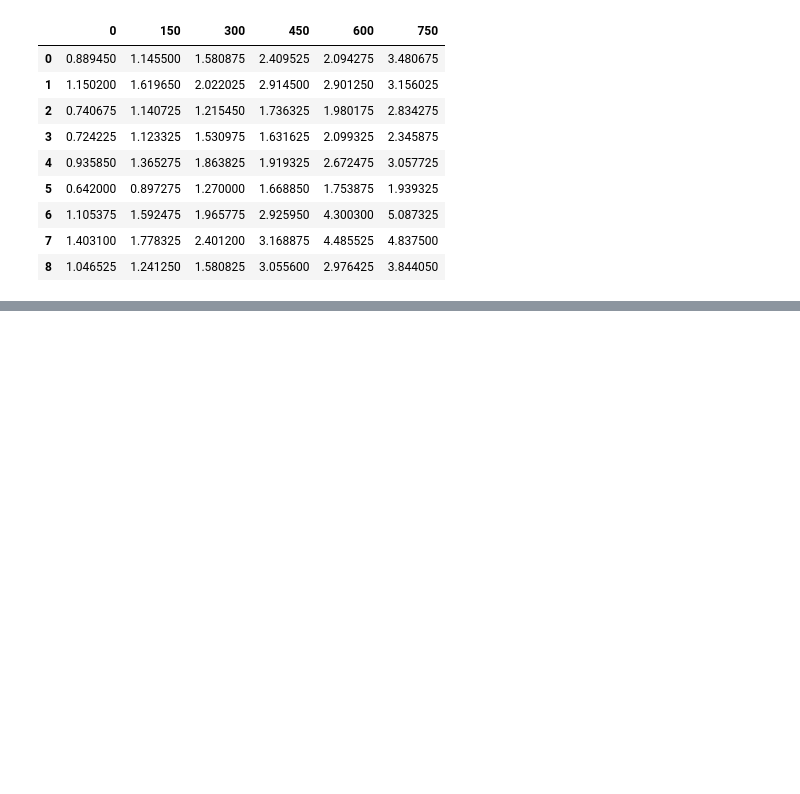
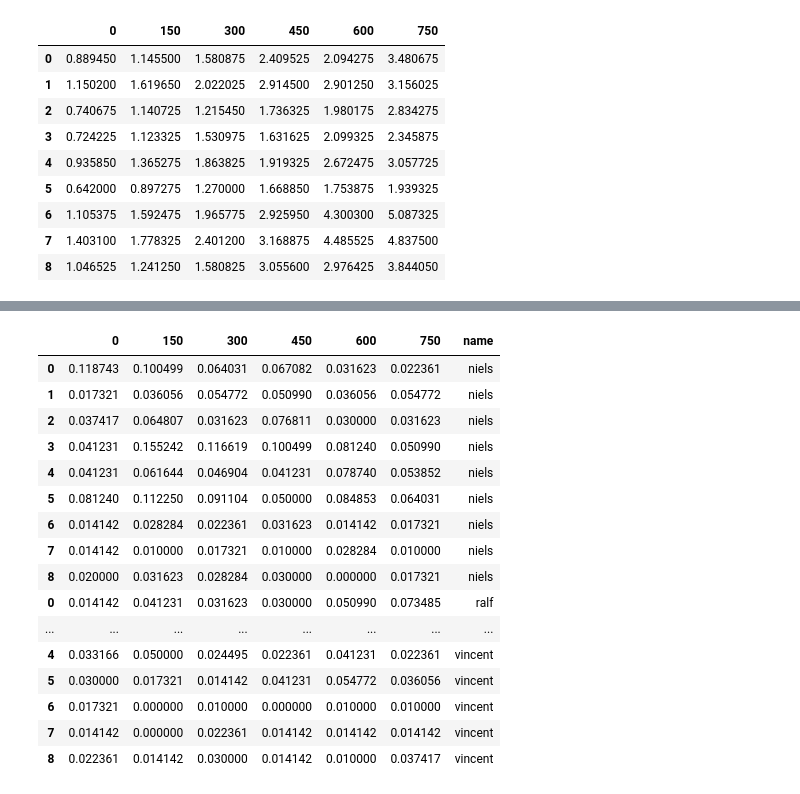
Before and after one commit to vimodev/2IMV25, a Jupyter notebook: Analysis/analysis.ipynb, the cells around one changed output, grey strips where cells are left out. Drawn from its saved outputs; the diff is of its cells as text; code cells hidden in the pictures; blank space fills up the shorter version.

```diff
--- a/Analysis/analysis.ipynb
+++ b/Analysis/analysis.ipynb
@@ -172,0 +212,26 @@ latencydf
+# %%
+distancesdf = pd.DataFrame()
+for person in results.keys():
+    df = pd.DataFrame(results[person]['distance'])
+    df.columns = latencies
+    df['name'] = person
+    distancesdf = pd.concat([distancesdf, df])
+distancesdf
+# %% [output]
+|  | 0 | 150 | 300 | 450 | 600 | 750 | name |
+| 0 | 0.118743 | 0.100499 | 0.064031 | 0.067082 | 0.031623 | 0.022361 | niels |
+| 1 | 0.017321 | 0.036056 | 0.054772 | 0.050990 | 0.036056 | 0.054772 | niels |
+| 2 | 0.037417 | 0.064807 | 0.031623 | 0.076811 | 0.030000 | 0.031623 | niels |
+| 3 | 0.041231 | 0.155242 | 0.116619 | 0.100499 | 0.081240 | 0.050990 | niels |
+| 4 | 0.041231 | 0.061644 | 0.046904 | 0.041231 | 0.078740 | 0.053852 | niels |
+| 5 | 0.081240 | 0.112250 | 0.091104 | 0.050000 | 0.084853 | 0.064031 | niels |
+| 6 | 0.014142 | 0.028284 | 0.022361 | 0.031623 | 0.014142 | 0.017321 | niels |
+| 7 | 0.014142 | 0.010000 | 0.017321 | 0.010000 | 0.028284 | 0.010000 | niels |
+| 8 | 0.020000 | 0.031623 | 0.028284 | 0.030000 | 0.000000 | 0.017321 | niels |
+| 0 | 0.014142 | 0.041231 | 0.031623 | 0.030000 | 0.050990 | 0.073485 | ralf |
+| ... | ... | ... | ... | ... | ... | ... | ... |
+| 4 | 0.033166 | 0.050000 | 0.024495 | 0.022361 | 0.041231 | 0.022361 | vincent |
+| 5 | 0.030000 | 0.017321 | 0.014142 | 0.041231 | 0.054772 | 0.036056 | vincent |
+| 6 | 0.017321 | 0.000000 | 0.010000 | 0.000000 | 0.010000 | 0.010000 | vincent |
+| 7 | 0.014142 | 0.000000 | 0.022361 | 0.014142 | 0.014142 | 0.014142 | vincent |
+| 8 | 0.022361 | 0.014142 | 0.030000 | 0.014142 | 0.010000 | 0.037417 | vincent |
```
Also changed, not shown: parts of 5 cells of this notebook.
